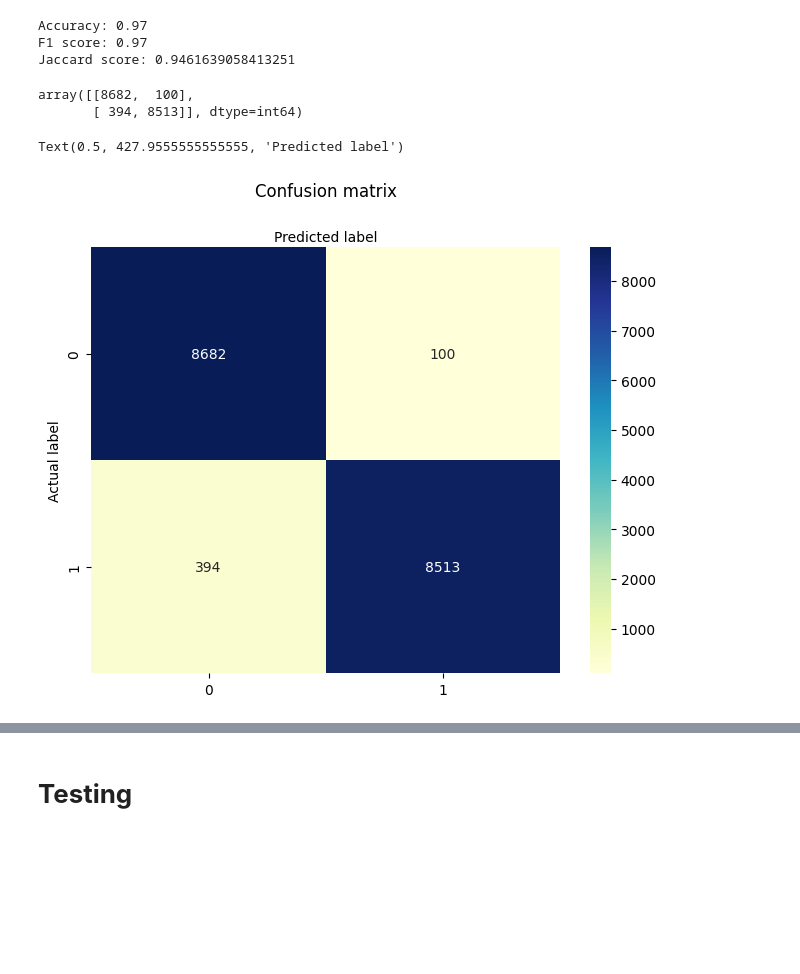
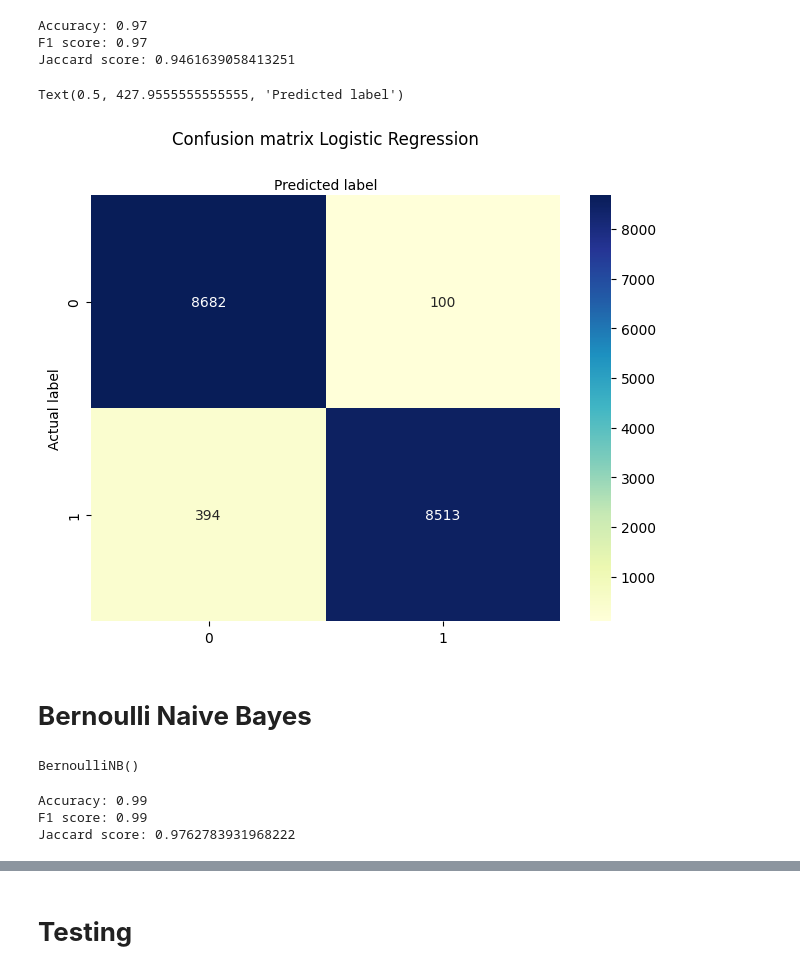
Before and after one commit to buisonanh/phishing-urls-detection, a Jupyter notebook: model.ipynb, the cells around one changed output, grey strips where cells are left out. Cells and saved outputs as stored; diff of their text form; code cells hidden in the pictures; blank space fills up the shorter version.

```diff
--- a/model.ipynb
+++ b/model.ipynb
@@ -280,8 +280,8 @@ from sklearn.linear_model import LogisticRegression
 logreg = LogisticRegression(C= 0.01, class_weight= 'balanced', max_iter= 500, penalty= 'l2', random_state=42)
 lr_lbfgs = logreg.fit(x_train,y_train)
 # %%
-y_pred=logreg.predict(x_test)
-print(y_pred)
+y_pred_lr=logreg.predict(x_test)
+print(y_pred_lr)
 # %% [output]
 [0 0 1 ... 1 1 0]
 # %%
@@ -301,29 +301,54 @@ print(f"Jaccard score: {jaccard_score(y_test, y_pred,pos_label=0)}")
 Accuracy: 0.97
 F1 score: 0.97
 Jaccard score: 0.9461639058413251
-# %%
-from sklearn import metrics
-cnf_matrix = metrics.confusion_matrix(y_test, y_pred)
-cnf_matrix
-# %% [output]
-array([[8682,  100],
-       [ 394, 8513]], dtype=int64)
 # %%
+from sklearn import metrics
+cnf_matrix = metrics.confusion_matrix(y_test, y_pred_lr)
+
 import numpy as np
 import matplotlib.pyplot as plt
 import seaborn as sns
 class_names=[] # name  of classes
 fig, ax = plt.subplots()
 tick_marks = np.arange(len(class_names))
 plt.xticks(tick_marks, class_names)
 plt.yticks(tick_marks, class_names)
 # create heatmap
 sns.heatmap(pd.DataFrame(cnf_matrix), annot=True, cmap="YlGnBu" ,fmt='g')
 ax.xaxis.set_label_position("top")
 plt.tight_layout()
-plt.title('Confusion matrix', y=1.1)
+plt.title('Confusion matrix Logistic Regression', y=1.1)
 plt.ylabel('Actual label')
 plt.xlabel('Predicted label')
 # %% [output]
 Text(0.5, 427.9555555555555, 'Predicted label')
-[figure, old version]
+[figure, new version]
+# %% [markdown]
+# **Bernoulli Naive Bayes**
+# %%
+from sklearn.naive_bayes import BernoulliNB
+
+# Create an instance of the BernoulliNB classifier
+bnb = BernoulliNB()
+bnb.fit(x_train, y_train)
+# %% [output]
+BernoulliNB()
+# %%
+y_pred_bnb=bnb.predict(x_test)
+
+from sklearn.metrics import accuracy_score, f1_score, jaccard_score
+
+# Calculate accuracy
+accuracy = accuracy_score(y_test, y_pred_bnb)
+print(f"Accuracy: {accuracy:.2f}")
+
+# Calculate f1 score
+f1 = f1_score(y_test, y_pred_bnb)
+print(f"F1 score: {f1:.2f}")
+
+# Calculate jaccard score
+print(f"Jaccard score: {jaccard_score(y_test, y_pred_bnb,pos_label=0)}")
+# %% [output]
+Accuracy: 0.99
+F1 score: 0.99
+Jaccard score: 0.9762783931968222
```
Also changed, not shown: parts of 9 cells of this notebook.
